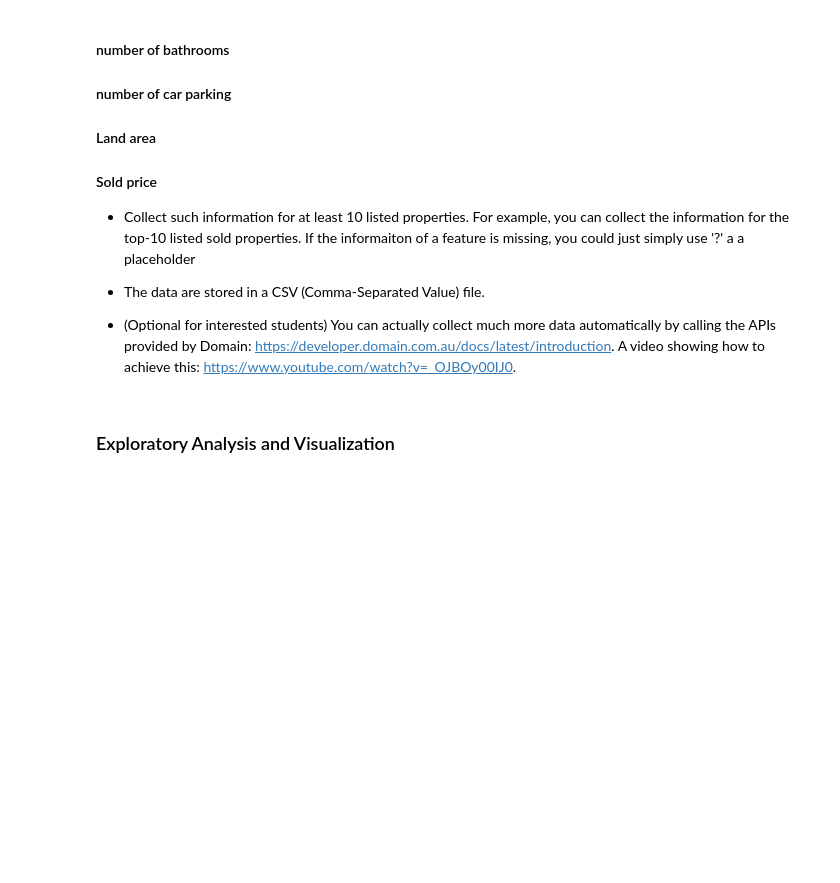
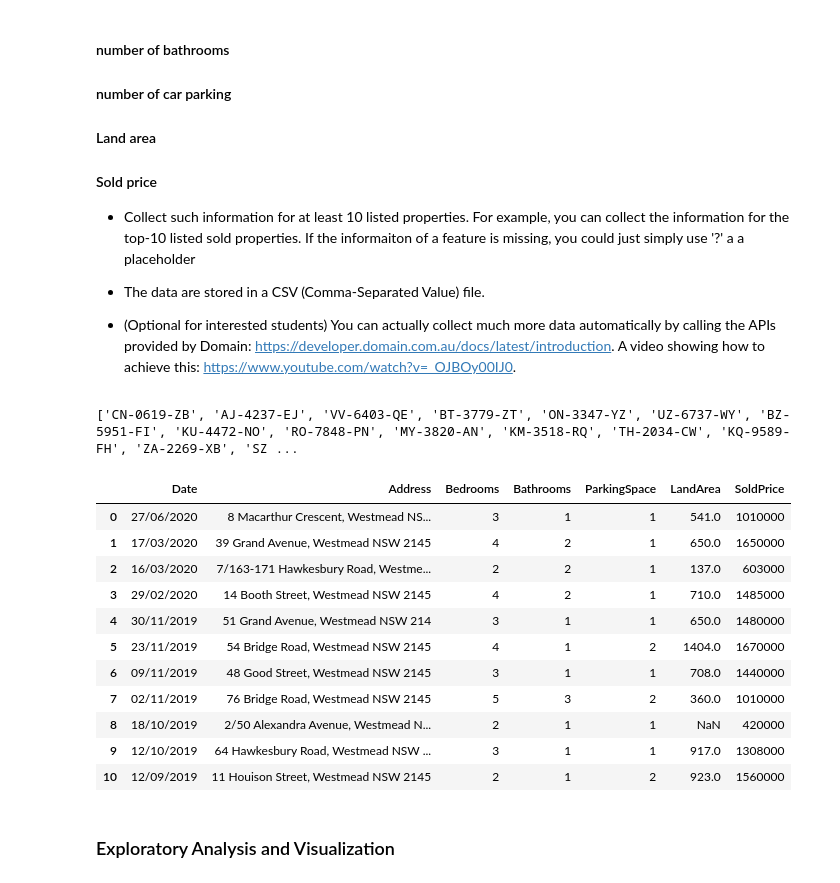
Before and after one commit to migodelacruz/COMP8220, a Jupyter notebook: Practical/practical-week-2.ipynb, the cells around one changed output. Drawn from its saved outputs; the diff is of its cells as text; code cells hidden in the pictures; blank space fills up the shorter version.

```diff
--- a/Practical/practical-week-2.ipynb
+++ b/Practical/practical-week-2.ipynb
@@ -32,0 +84,16 @@ Task 1: You are required to manually collect the price information for at least
+# %%
+# Access Domain API Endpoint to retrieve 10 property IDs for Westmead 2145
+
+url = properties_endpoint + '_suggest/?terms=\'Westmead 2145\'&pageSize=50&channel=Residential'
+
+resl = requests.get(url, headers=auth)
+
+r = resl.json()
+
+property_ids = []
+for listing in r:
+  property_ids.append(listing['id'])
+
+print(property_ids)
+# %% [output]
+['CN-0619-ZB', 'AJ-4237-EJ', 'VV-6403-QE', 'BT-3779-ZT', 'ON-3347-YZ', 'UZ-6737-WY', 'BZ-5951-FI', 'KU-4472-NO', 'RO-7848-PN', 'MY-3820-AN', 'KM-3518-RQ', 'TH-2034-CW', 'KQ-9589-FH', 'ZA-2269-XB', 'SZ ...
@@ -33,5 +109,22 @@ Task 1: You are required to manually collect the price information for at least
 # %%
 # Display your collected data using Pandas.
+
+properties = pd.read_csv('Westmead2145.csv', na_values='?')
+
+properties
+# %% [output]
+|  | Date | Address | Bedrooms | Bathrooms | ParkingSpace | LandArea | SoldPrice |
+| 0 | 27/06/2020 | 8 Macarthur Crescent, Westmead NS... | 3 | 1 | 1 | 541.0 | 1010000 |
+| 1 | 17/03/2020 | 39 Grand Avenue, Westmead NSW 2145 | 4 | 2 | 1 | 650.0 | 1650000 |
+| 2 | 16/03/2020 | 7/163-171 Hawkesbury Road, Westme... | 2 | 2 | 1 | 137.0 | 603000 |
+| 3 | 29/02/2020 | 14 Booth Street, Westmead NSW 2145 | 4 | 2 | 1 | 710.0 | 1485000 |
+| 4 | 30/11/2019 | 51 Grand Avenue, Westmead NSW 214 | 3 | 1 | 1 | 650.0 | 1480000 |
+| 5 | 23/11/2019 | 54 Bridge Road, Westmead NSW 2145 | 4 | 1 | 2 | 1404.0 | 1670000 |
+| 6 | 09/11/2019 | 48 Good Street, Westmead NSW 2145 | 3 | 1 | 1 | 708.0 | 1440000 |
+| 7 | 02/11/2019 | 76 Bridge Road, Westmead NSW 2145 | 5 | 3 | 2 | 360.0 | 1010000 |
+| 8 | 18/10/2019 | 2/50 Alexandra Avenue, Westmead N... | 2 | 1 | 1 | NaN | 420000 |
+| 9 | 12/10/2019 | 64 Hawkesbury Road, Westmead NSW ... | 3 | 1 | 1 | 917.0 | 1308000 |
+| 10 | 12/09/2019 | 11 Houison Street, Westmead NSW 2145 | 2 | 1 | 2 | 923.0 | 1560000 |
 # %% [markdown]
 ### Exploratory Analysis and Visualization
 # %% [markdown]
```
Also changed, not shown: parts of 15 cells of this notebook, 1 other file.
